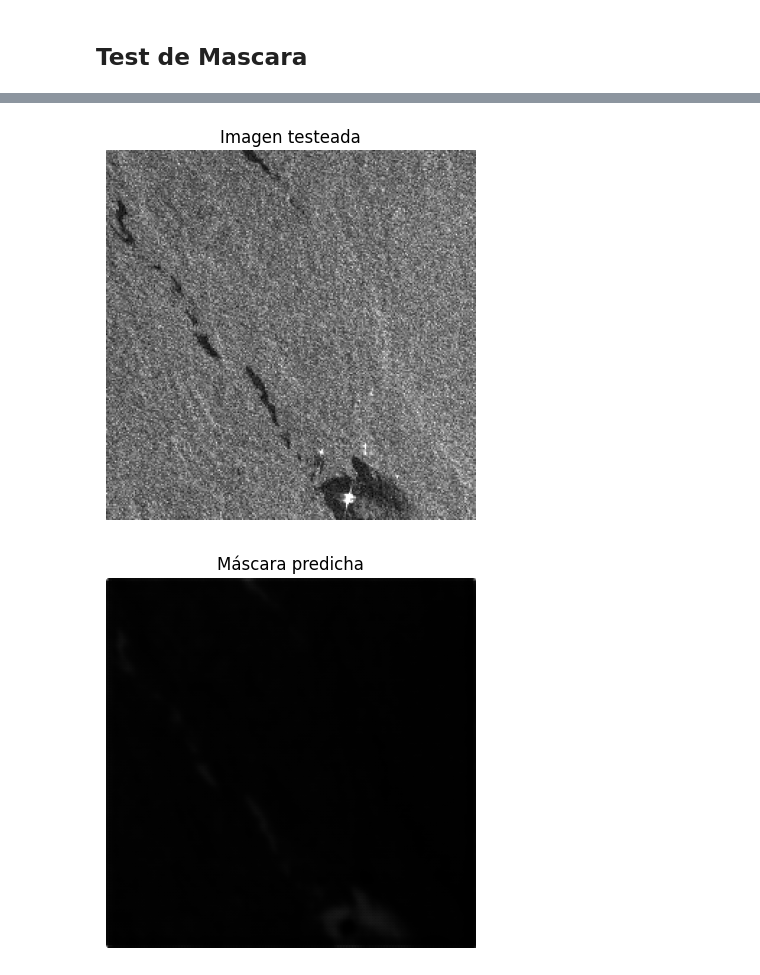
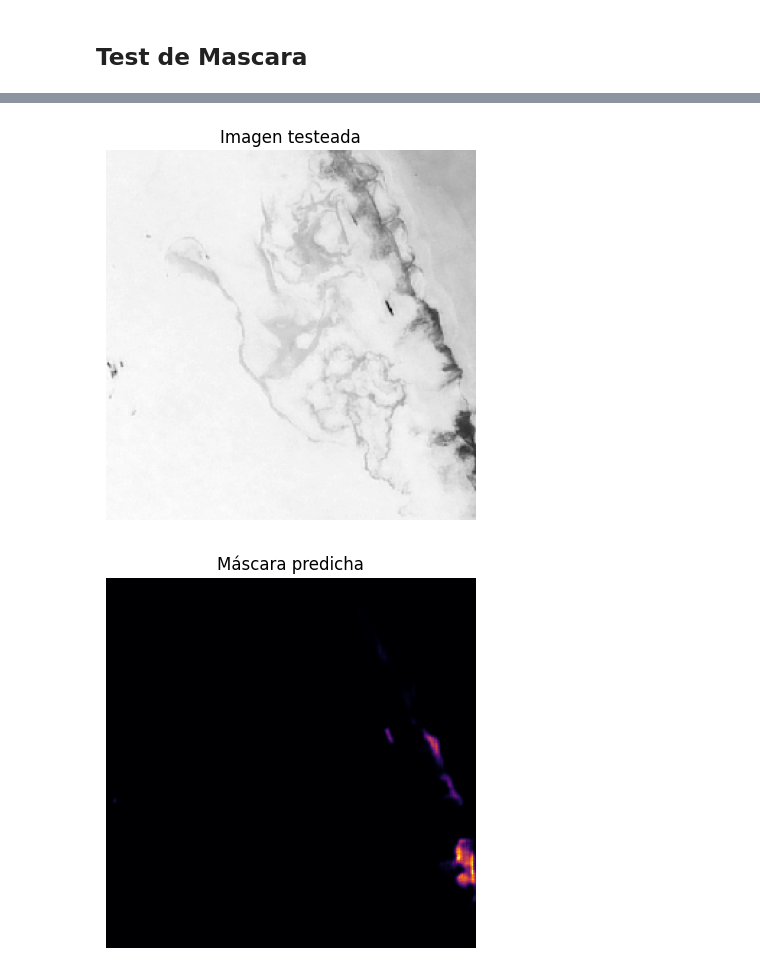
Before and after one commit to Misash/Oill-Spill-Detection, a Jupyter notebook: main.ipynb, the cells around one changed output, grey strips where cells are left out. Drawn from its saved outputs; the diff is of its cells as text; code cells hidden in the pictures.

```diff
--- a/main.ipynb
+++ b/main.ipynb
@@ -140,7 +144,8 @@ def unet(input_layer=(256, 256, 1), start_neurons=16):
 save_load = "load"
 
 #nombre del modelo pre-entrenado
-model_name = "model_30_epocas.h5"
+# model_name = "model_30_epocas.h5"
+model_name = "model_100E_32N.h5"
 
 model  = None
 
@@ -156,10 +220,24 @@ else:
 # %%
 
 # ejemplo de predicción
-image_path = "./Dataset/train_images_256/041871.000163.tif"
+# image_path = "./Dataset/train_images_256/041871.000163.tif"
 # image_path = "./image_input_partition/L15-0585E-0954Ngray_part134.tif"
 
+# image_path = "output_image.png"
+image_path = "ejemplo.png"
+
 test_image = cv2.imread( image_path, cv2.IMREAD_GRAYSCALE)
+
+test_image = cv2.bitwise_not(test_image)
+
+# # # Ajustar el contraste y el brillo para resaltar más las partes claras
+# alpha = 0.5  # Contraste (1.0 es el valor neutral, valores < 1.0 disminuyen el contraste)
+# beta = 10    # Brillo (valor añadido a cada píxel)
+# test_image = cv2.convertScaleAbs(test_image, alpha=alpha, beta=beta)
+
+
+
+
 test_image = cv2.resize(test_image, image_size)
 test_image = test_image.astype('float32') / 255.0
 test_image = np.expand_dims(test_image, axis=0)
@@ -177,7 +255,7 @@ plt.show()
 
 #Mostrar la máscara predicha
 predicted_mask = predicted_mask.squeeze()
-plt.imshow(predicted_mask, cmap='gray')
+plt.imshow(predicted_mask, cmap='inferno')
 plt.title('Máscara predicha')
 plt.axis('off')
 plt.show()
@@ -186,2 +264,2 @@ plt.show()
-[figure, old version]
+[figure, new version]
-[figure, old version]
+[figure, new version]
```
Also changed, not shown: parts of 4 cells of this notebook, 11 other files.
